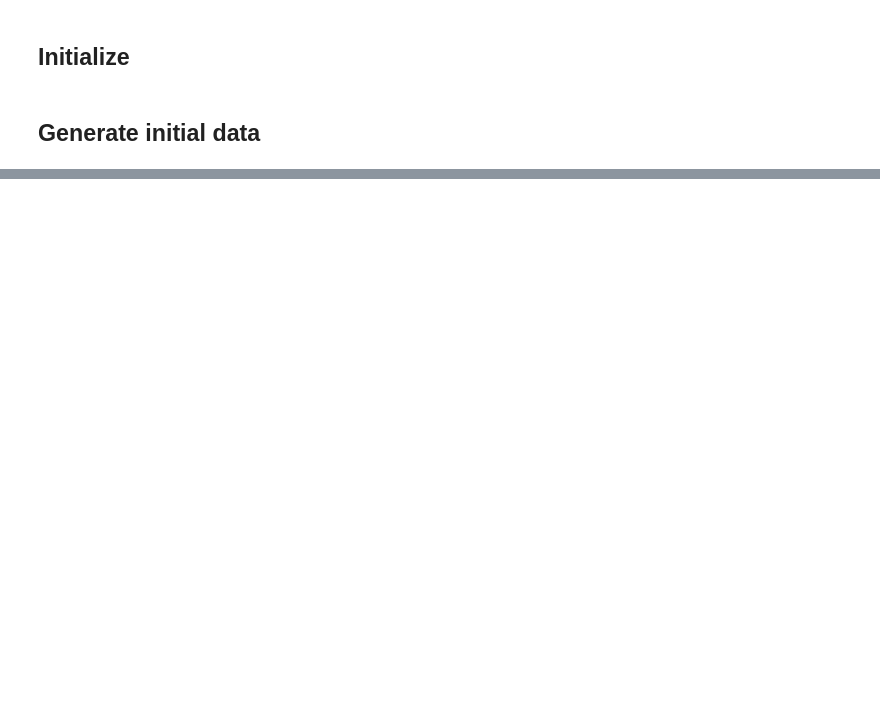
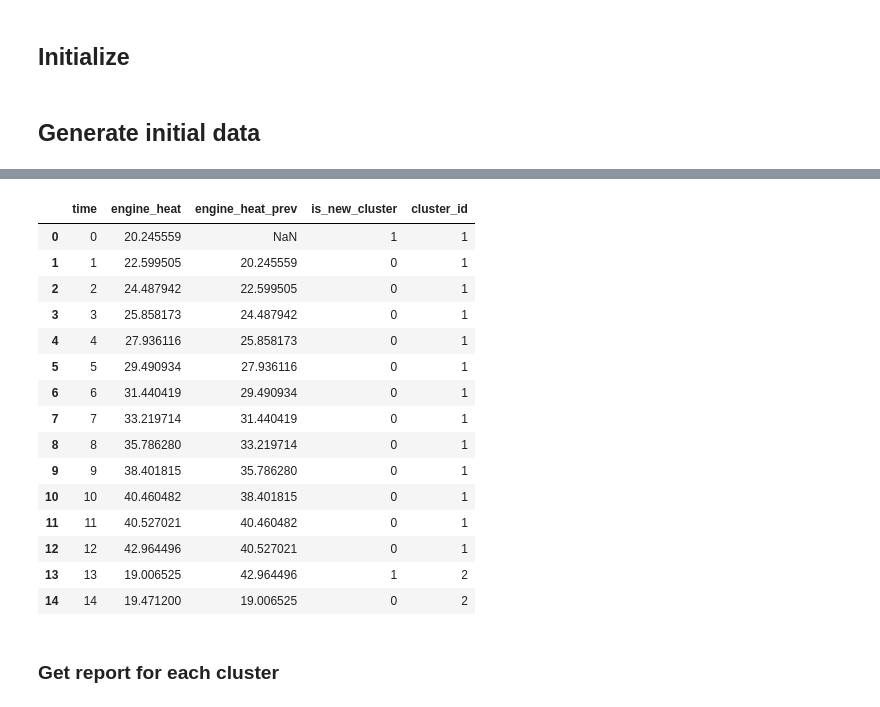
Before and after one commit to mikaelahonen/sql-clustering, a Jupyter notebook: sql-clustering.ipynb, the cells around one changed output, grey strips where cells are left out. Saved outputs shown, nothing was run; the diff lists cells and outputs as text; code cells hidden in the pictures; blank space fills up the shorter version.

```diff
--- a/sql-clustering.ipynb
+++ b/sql-clustering.ipynb
@@ -149,0 +239,15 @@ pass
+# %%
+#The query to get all rows labled with cluster id
+sql_1 = """
+        SELECT *, SUM(is_new_cluster) OVER (ORDER BY {0} RANGE UNBOUNDED PRECEDING) AS cluster_id
+        FROM(
+            SELECT *, CASE WHEN ((engine_heat - engine_heat_prev) < 0) OR (engine_heat_prev IS NULL) THEN TRUE ELSE 0 END AS is_new_cluster
+            FROM(
+                SELECT {0}, {1},
+                    LAG({1}, 1, null) OVER (ORDER BY {0}) AS engine_heat_prev
+                FROM {2}
+            )
+        )
+""".format(col_time, "engine_heat", case1_tbl)
+
+print(sql_1)
@@ -149,0 +264,22 @@ pass
+# %%
+df_case1_clustered = pd.read_sql(sql_1, con)
+df_case1_clustered.head(15)
+# %% [output]
+|  | time | engine_heat | engine_heat_prev | is_new_cluster | cluster_id |
+| 0 | 0 | 20.245559 | NaN | 1 | 1 |
+| 1 | 1 | 22.599505 | 20.245559 | 0 | 1 |
+| 2 | 2 | 24.487942 | 22.599505 | 0 | 1 |
+| 3 | 3 | 25.858173 | 24.487942 | 0 | 1 |
+| 4 | 4 | 27.936116 | 25.858173 | 0 | 1 |
+| 5 | 5 | 29.490934 | 27.936116 | 0 | 1 |
+| 6 | 6 | 31.440419 | 29.490934 | 0 | 1 |
+| 7 | 7 | 33.219714 | 31.440419 | 0 | 1 |
+| 8 | 8 | 35.786280 | 33.219714 | 0 | 1 |
+| 9 | 9 | 38.401815 | 35.786280 | 0 | 1 |
+| 10 | 10 | 40.460482 | 38.401815 | 0 | 1 |
+| 11 | 11 | 40.527021 | 40.460482 | 0 | 1 |
+| 12 | 12 | 42.964496 | 40.527021 | 0 | 1 |
+| 13 | 13 | 19.006525 | 42.964496 | 1 | 2 |
+| 14 | 14 | 19.471200 | 19.006525 | 0 | 2 |
+# %% [markdown]
+### Get report for each cluster
```
Also changed, not shown: parts of 34 cells of this notebook, 2 other files.
